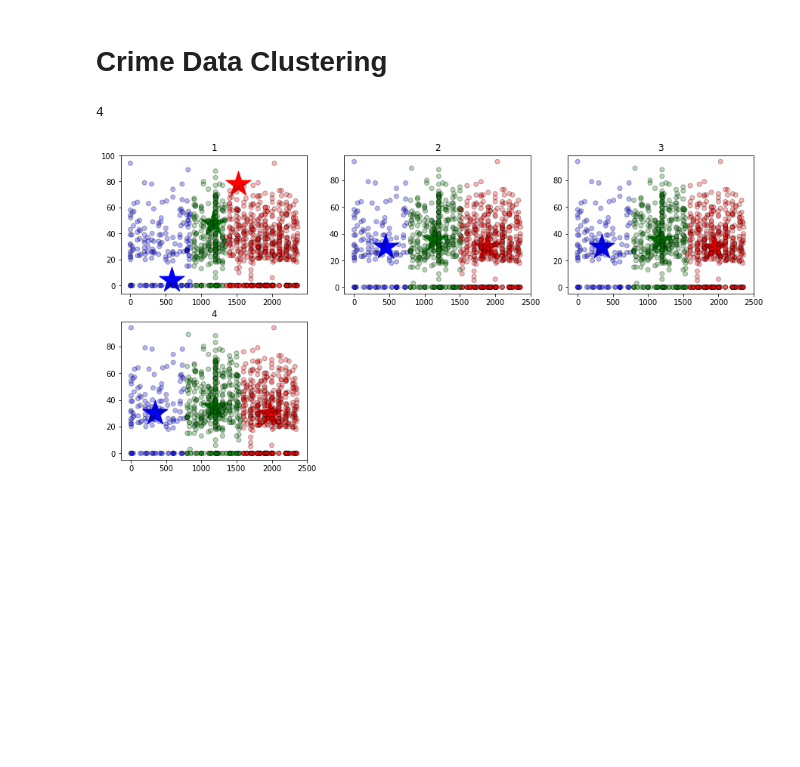
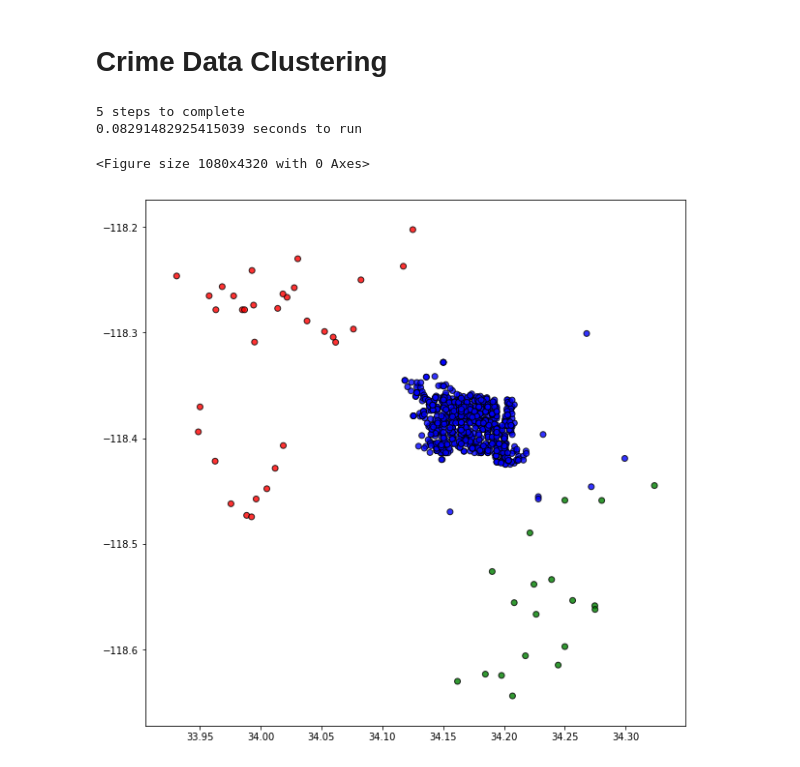
Before and after one commit to ChandlerVia/Data-Mining, a Jupyter notebook: kmeansAlg.ipynb, the cells around one changed output. Saved outputs shown, nothing was run; the diff lists cells and outputs as text; code cells hidden in the pictures; blank space fills up the shorter version.

```diff
--- a/kmeansAlg.ipynb
+++ b/kmeansAlg.ipynb
@@ -125,7 +119,21 @@ km(4, data, 'x', 'y')
 # %% [markdown]
 # Crime Data Clustering
-# %%
-km(3, crimeData, 'Time Occurred', 'Victim Age')
-# %% [output]
-4
-[figure, removed]
+# %%
+locations = pd.DataFrame()
+
+for x in crimeData['Location ']:
+    x = x.strip("(.)").split(',')
+    x = [float(i) for i in x]
+    locations = locations.append(pd.Series(x), ignore_index=True)
+
+locations.columns = ['x', 'y']
+timeBefore = time.time()
+km(3, locations, 'x', 'y')
+timeAfter = time.time()
+impTime = timeAfter-timeBefore
+print(impTime, "seconds to run")
+# %% [output]
+5 steps to complete
+0.08291482925415039 seconds to run
+<Figure size 1080x4320 with 0 Axes>
+[figure, added]
```
Also changed, not shown: parts of 3 cells of this notebook.
